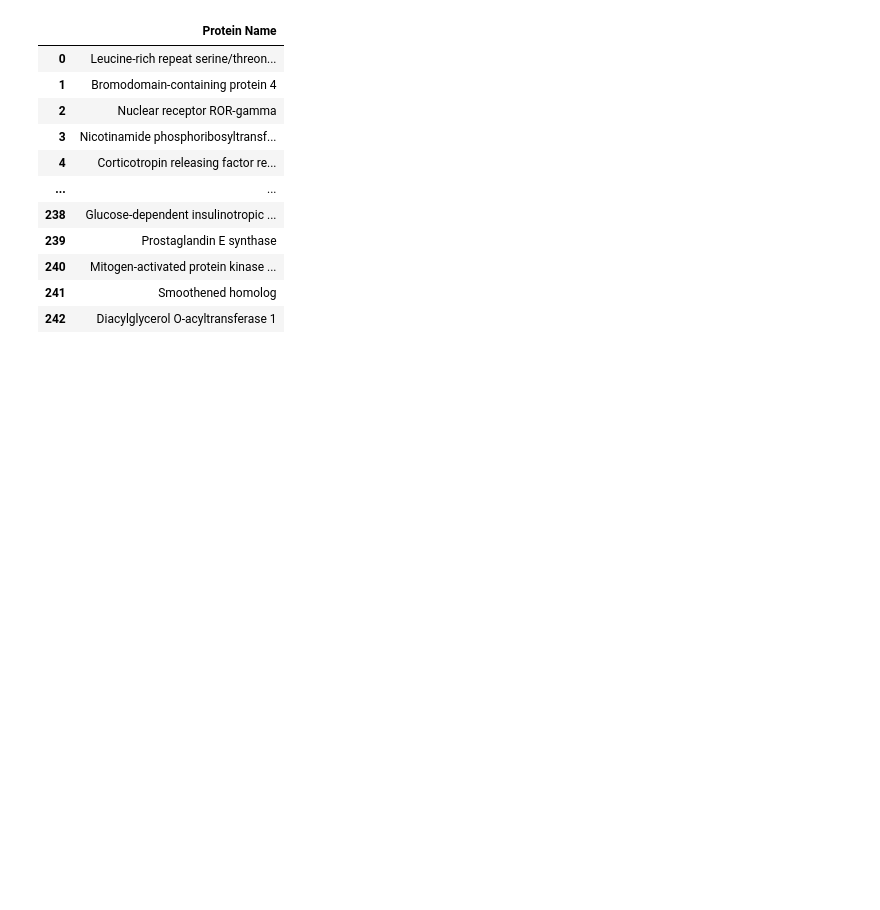
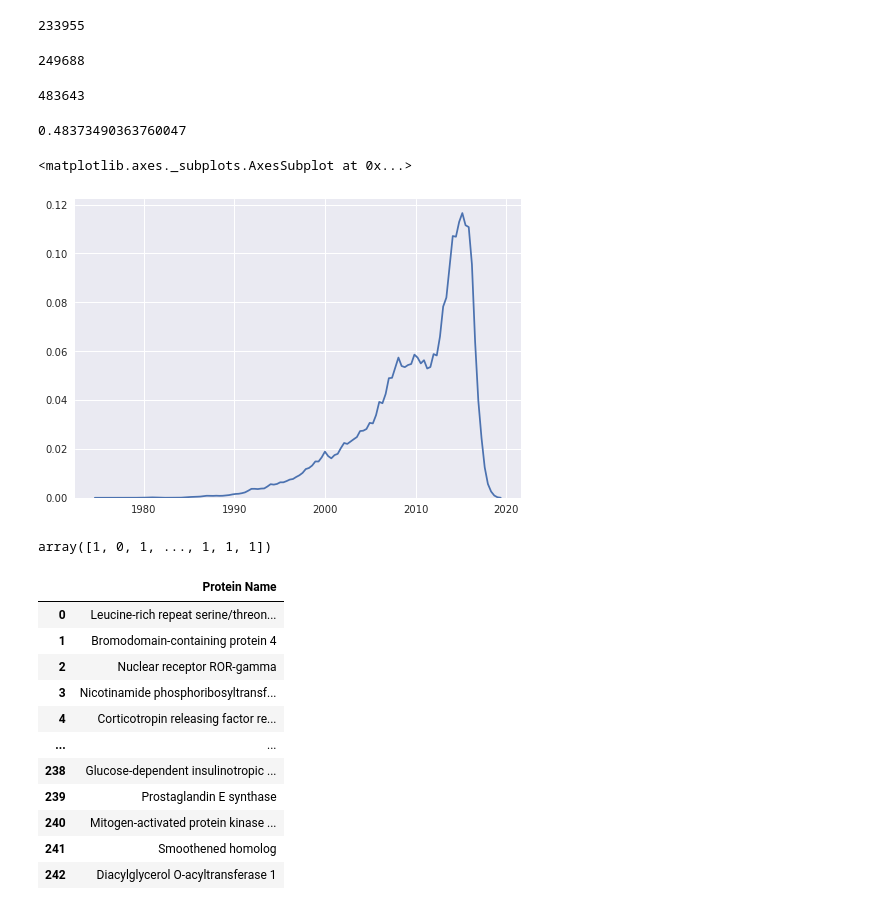
Before and after one commit to ljmartin/molrec, a Jupyter notebook: label_correlation/code_scrapbook.ipynb, the cells around one changed output. Drawn from its saved outputs; the diff is of its cells as text; code cells hidden in the pictures; blank space fills up the shorter version.

Commit message:
updating figures

```diff
--- a/label_correlation/Untitled.ipynb
+++ b/label_correlation/code_scrapbook.ipynb
@@ -20,3 +33,34 @@ from statsmodels.distributions.empirical_distribution import ECDF
+# %%
+interaction_matrix = sparse.load_npz('../data/interaction_matrix_pchembl.npz')
+interaction_dates = sparse.load_npz('../data/interaction_dates_pchembl.npz')
+
+#turn interaction dates into a masker
+dates_mask = (interaction_dates.data<=2010).astype(int)
+# %%
+dates_mask.sum()
+# %% [output]
+233955
+# %%
+interaction_matrix.data.shape[0] - dates_mask.sum()
+# %% [output]
+249688
+# %%
+interaction_matrix.data.shape[0]
+# %% [output]
+483643
+# %%
+dates_mask.sum()/ interaction_matrix.data.shape[0]
+# %% [output]
+0.48373490363760047
+# %%
+kdeplot(interaction_dates.data[interaction_dates.data>2])
+# %% [output]
+<matplotlib.axes._subplots.AxesSubplot at 0x...>
+[figure, added]
+# %%
+dates_mask
+# %% [output]
+array([1, 0, 1, ..., 1, 1, 1])
 # %%
 names = pd.read_csv('../data/subset_targets', header=None)
 names.columns=['Protein Name']
```
Also changed, not shown: parts of 4 cells of this notebook, 7 other files.
